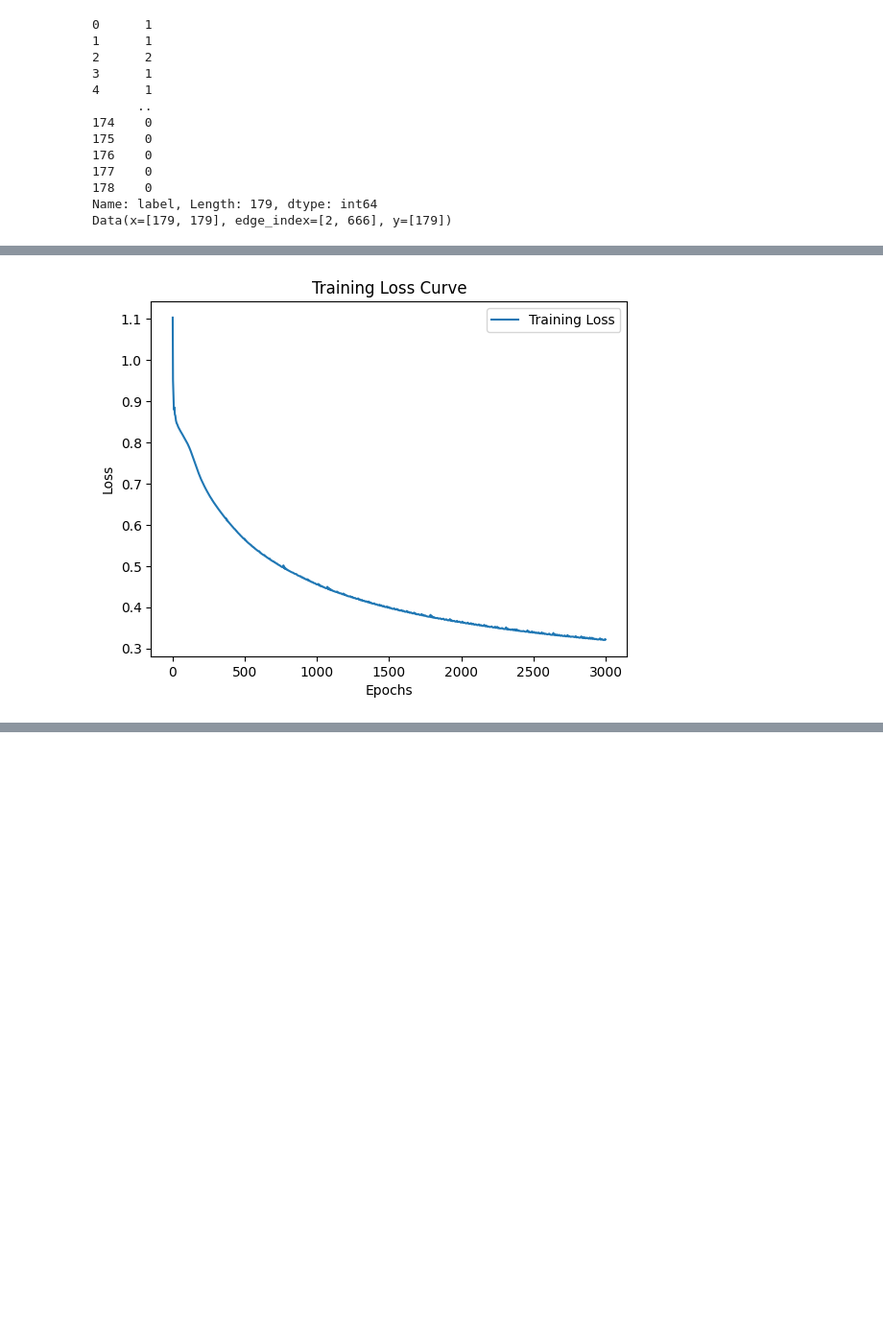
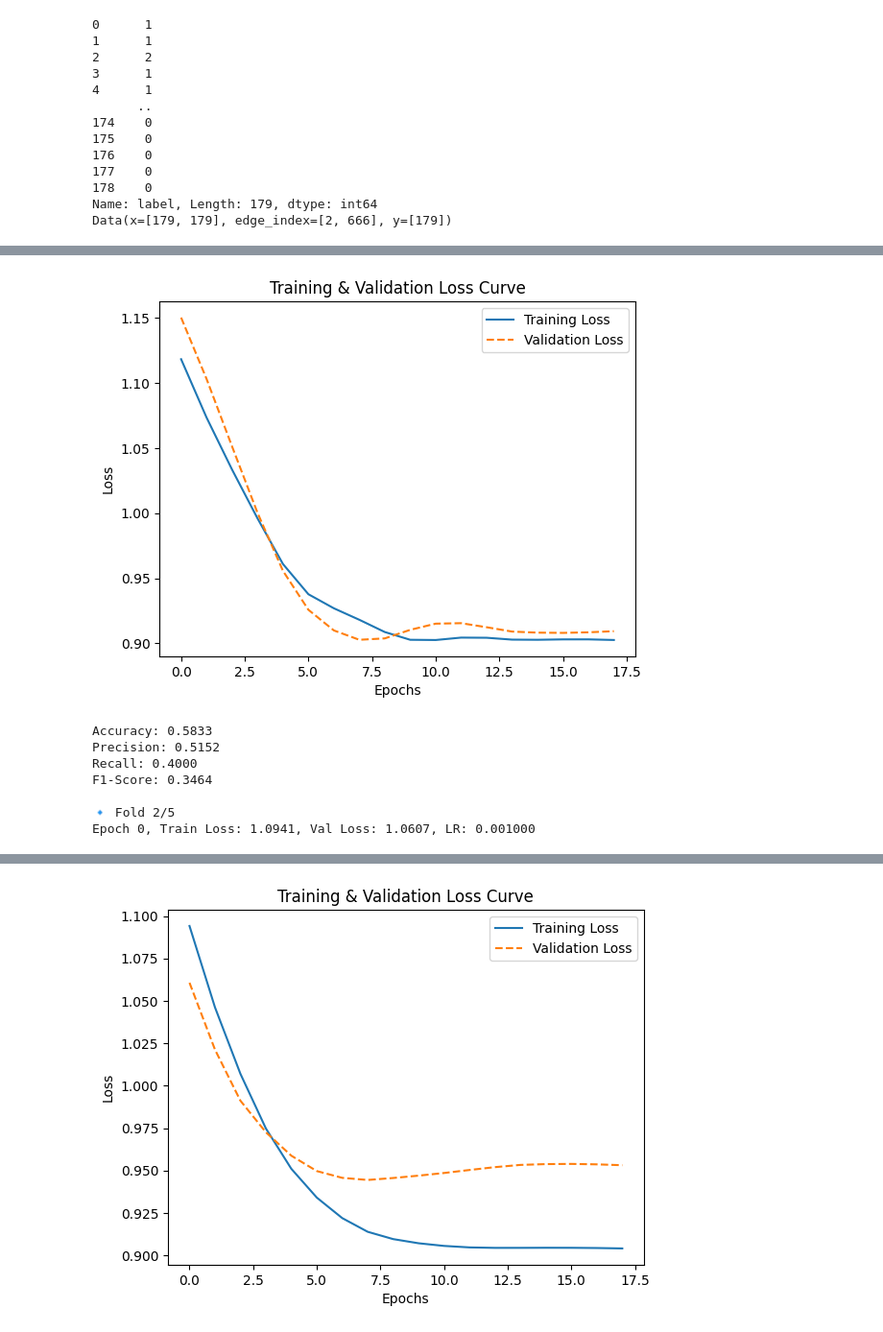
Before and after one commit to Emanuele19/TopologyPermutations, a Jupyter notebook: GCN_three_labels_sim.ipynb, the cells around one changed output, grey strips where cells are left out. Shown: that part at 96% size. Saved outputs shown, nothing was run; the diff lists cells and outputs as text; code cells hidden in the pictures; blank space fills up the shorter version.

```diff
--- a/GCN_three_labels_sim.ipynb
+++ b/GCN_three_labels_sim.ipynb
@@ -101,15 +200,10 @@ class GCN(torch.nn.Module):
 # %%
-# Train-test split e addestramento
 from torch.optim import Adam
 
-num_nodes = data.x.shape[0]
-train_mask = torch.rand(num_nodes) < 0.8  # 80% training, 20% test
-test_mask = ~train_mask
+LR = 0.001
 
-data.train_mask = train_mask
-data.test_mask = test_mask
-model = GCN(in_channels=data.x.shape[1], hidden_channels=64, out_channels=3)
-optimizer = Adam(model.parameters(), lr=0.001, weight_decay=5e-4)
+model = GCN(in_channels=data.x.shape[1], hidden_channels=32, out_channels=3, dropout=0)
+optimizer = Adam(model.parameters(), lr=LR, weight_decay=5e-4)
 
-model.train_model(data, criterion=nn.CrossEntropyLoss(), optimizer=optimizer, epochs=3000)
+best = model.k_fold_cross_validation(data, epochs=50, learning_rate=LR, patience=10)
 # %% [output]
@@ -133 +216,8 @@ Epoch 2990, Loss: 0.3208
-[figure, old version]
+[figure, new version]
+Accuracy: 0.5833
+Precision: 0.5152
+Recall: 0.4000
+F1-Score: 0.3464
+
+🔹 Fold 2/5
+Epoch 0, Train Loss: 1.0941, Val Loss: 1.0607, LR: 0.001000
@@ -133,0 +226 @@ Epoch 2990, Loss: 0.3208
+[figure, added]
```
Also changed, not shown: parts of 4 cells of this notebook, 2 other files.
